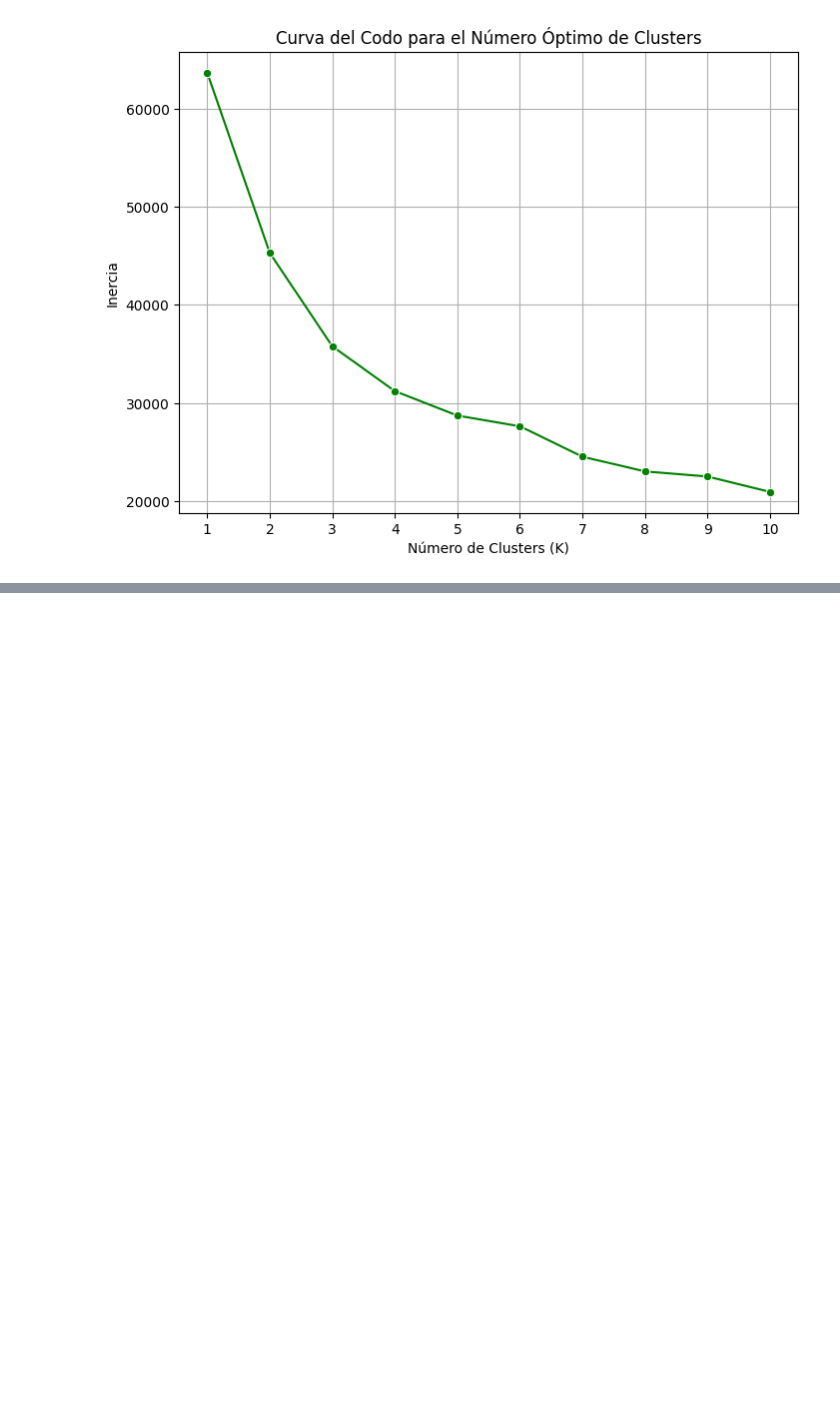
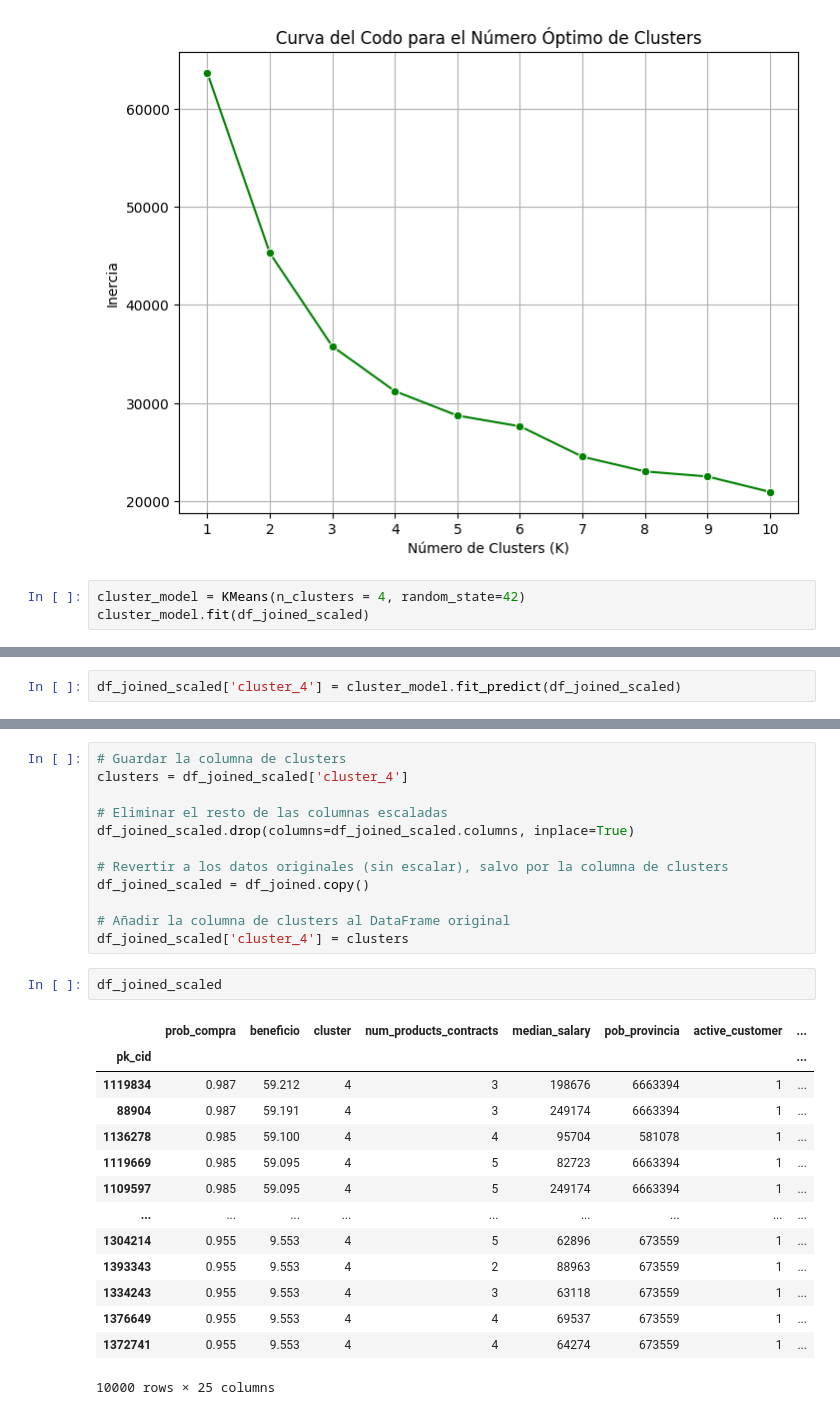
Before and after one commit to jascicz/easy_money_Project, a Jupyter notebook: Tarea_4_Personalizacion/Personalizacion.ipynb, the cells around one changed output, grey strips where cells are left out. Saved outputs shown, nothing was run; the diff lists cells and outputs as text; blank space fills up the shorter version.

```diff
--- a/Tarea_4_Personalizacion/Personalizacion.ipynb
+++ b/Tarea_4_Personalizacion/Personalizacion.ipynb
@@ -837,3 +837,6 @@ plt.grid()
 plt.show()
 # %% [output]
 [figure]
+# %%
+cluster_model = KMeans(n_clusters = 4, random_state=42)
+cluster_model.fit(df_joined_scaled)
@@ -839,0 +845,2 @@ plt.show()
+# %%
+df_joined_scaled['cluster_4'] = cluster_model.fit_predict(df_joined_scaled)
@@ -839,0 +895,29 @@ plt.show()
+# %%
+# Guardar la columna de clusters
+clusters = df_joined_scaled['cluster_4']
+
+# Eliminar el resto de las columnas escaladas
+df_joined_scaled.drop(columns=df_joined_scaled.columns, inplace=True)
+
+# Revertir a los datos originales (sin escalar), salvo por la columna de clusters
+df_joined_scaled = df_joined.copy()
+
+# Añadir la columna de clusters al DataFrame original
+df_joined_scaled['cluster_4'] = clusters
+# %%
+df_joined_scaled
+# %% [output]
+|  | prob_compra | beneficio | cluster | num_products_contracts | median_salary | pob_provincia | active_customer | ... |
+| pk_cid |  |  |  |  |  |  |  | ... |
+| 1119834 | 0.987 | 59.212 | 4 | 3 | 198676 | 6663394 | 1 | ... |
+| 88904 | 0.987 | 59.191 | 4 | 3 | 249174 | 6663394 | 1 | ... |
+| 1136278 | 0.985 | 59.100 | 4 | 4 | 95704 | 581078 | 1 | ... |
+| 1119669 | 0.985 | 59.095 | 4 | 5 | 82723 | 6663394 | 1 | ... |
+| 1109597 | 0.985 | 59.095 | 4 | 5 | 249174 | 6663394 | 1 | ... |
+| ... | ... | ... | ... | ... | ... | ... | ... | ... |
+| 1304214 | 0.955 | 9.553 | 4 | 5 | 62896 | 673559 | 1 | ... |
+| 1393343 | 0.955 | 9.553 | 4 | 2 | 88963 | 673559 | 1 | ... |
+| 1334243 | 0.955 | 9.553 | 4 | 3 | 63118 | 673559 | 1 | ... |
+| 1376649 | 0.955 | 9.553 | 4 | 4 | 69537 | 673559 | 1 | ... |
+| 1372741 | 0.955 | 9.553 | 4 | 4 | 64274 | 673559 | 1 | ... |
+10000 rows × 25 columns
```
Also changed, not shown: parts of 4 cells of this notebook.
